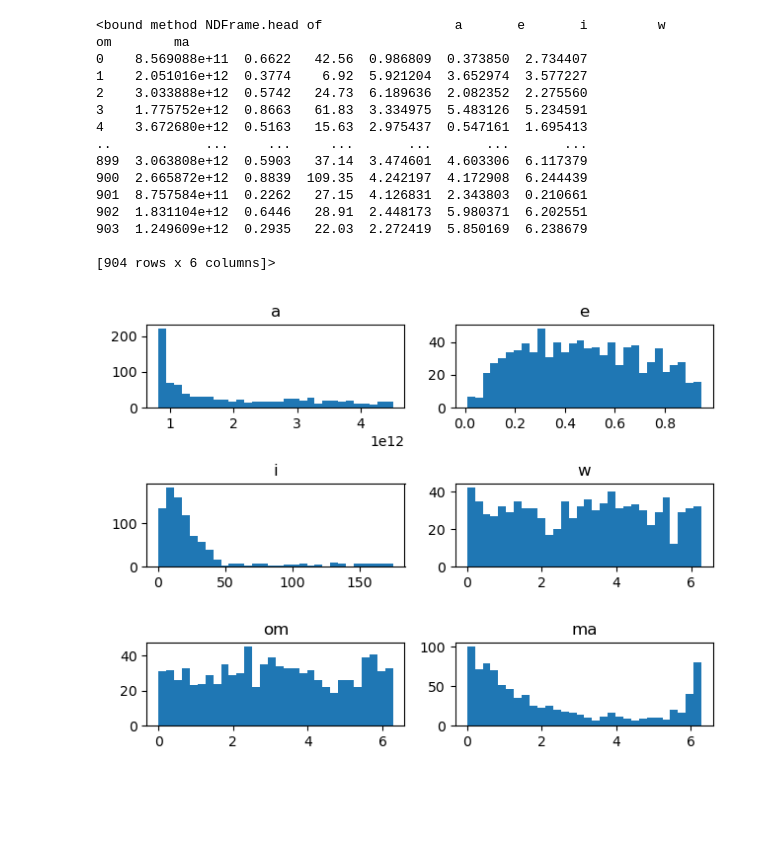
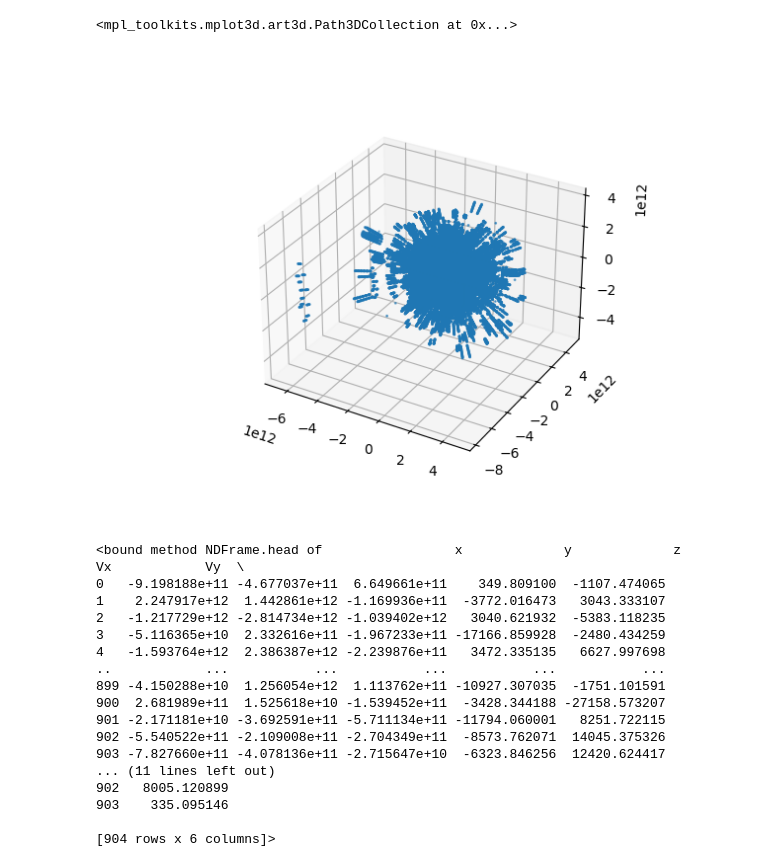
Before and after one commit to ThijsSpoor99/Project-Computational-Science, a Jupyter notebook: keplerToCartesian.ipynb, the cells around one changed output. Saved outputs shown, nothing was run; the diff lists cells and outputs as text; code cells hidden in the pictures; blank space fills up the shorter version.

```diff
--- a/keplerToCartesian.ipynb
+++ b/keplerToCartesian.ipynb
@@ -15,0 +117,10 @@ Centaurs.loc[:, 'ma'] = np.radians(Centaurs['ma'])
+# %%
+CartCentaurs = pd.read_csv("Data/CentaursCartesian.csv", index_col=0)
+CartCentaurs.head
+
+fig = plt.figure()
+ax = plt.axes(projection='3d')
+ax.scatter3D(CartCentaurs['x'], CartCentaurs['y'], CartCentaurs['z'], s=1)
+# %% [output]
+<mpl_toolkits.mplot3d.art3d.Path3DCollection at 0x...>
+[figure, added]
@@ -16,17 +129,20 @@ Centaurs.loc[:, 'ma'] = np.radians(Centaurs['ma'])
 # %%
-Centaurs.head
+startPositionsAsteroids.head
 # %% [output]
-<bound method NDFrame.head of                 a       e       i         w        om        ma
-0    8.569088e+11  0.6622   42.56  0.986809  0.373850  2.734407
-1    2.051016e+12  0.3774    6.92  5.921204  3.652974  3.577227
-2    3.033888e+12  0.5742   24.73  6.189636  2.082352  2.275560
-3    1.775752e+12  0.8663   61.83  3.334975  5.483126  5.234591
-4    3.672680e+12  0.5163   15.63  2.975437  0.547161  1.695413
-..            ...     ...     ...       ...       ...       ...
-899  3.063808e+12  0.5903   37.14  3.474601  4.603306  6.117379
-900  2.665872e+12  0.8839  109.35  4.242197  4.172908  6.244439
-901  8.757584e+11  0.2262   27.15  4.126831  2.343803  0.210661
-902  1.831104e+12  0.6446   28.91  2.448173  5.980371  6.202551
-903  1.249609e+12  0.2935   22.03  2.272419  5.850169  6.238679
+<bound method NDFrame.head of                 x             y             z            Vx            Vy  \
+0   -9.198188e+11 -4.677037e+11  6.649661e+11    349.809100  -1107.474065
+1    2.247917e+12  1.442861e+12 -1.169936e+11  -3772.016473   3043.333107
+2   -1.217729e+12 -2.814734e+12 -1.039402e+12   3040.621932  -5383.118235
+3   -5.116365e+10  2.332616e+11 -1.967233e+11 -17166.859928  -2480.434259
+4   -1.593764e+12  2.386387e+12 -2.239876e+11   3472.335135   6627.997698
+..            ...           ...           ...           ...           ...
+899 -4.150288e+10  1.256054e+12  1.113762e+11 -10927.307035  -1751.101591
+900  2.681989e+11  1.525618e+10 -1.539452e+11  -3428.344188 -27158.573207
+901 -2.171181e+10 -3.692591e+11 -5.711134e+11 -11794.060001   8251.722115
+902 -5.540522e+11 -2.109008e+11 -2.704349e+11  -8573.762071  14045.375326
+903 -7.827660e+11 -4.078136e+11 -2.715647e+10  -6323.846256  12420.624417
+... (11 lines left out)
+902   8005.120899
+903    335.095146
 
 [904 rows x 6 columns]>
@@ -43,12 +148,0 @@ kep_to_cart(Centaurs)
-# %%
-fig, ax = plt.subplots(nrows=3, ncols=2)
-col_point=0
-for row in ax:
-    for col in row:
-        col.hist(Centaurs[Centaurs.columns[col_point]], bins=30)
-        col.set_title(Centaurs.columns[col_point])
-        col_point += 1
-
-plt.tight_layout()
-# %% [output]
-[figure, removed]
```
Also changed, not shown: parts of 11 cells of this notebook, 2 other files.
